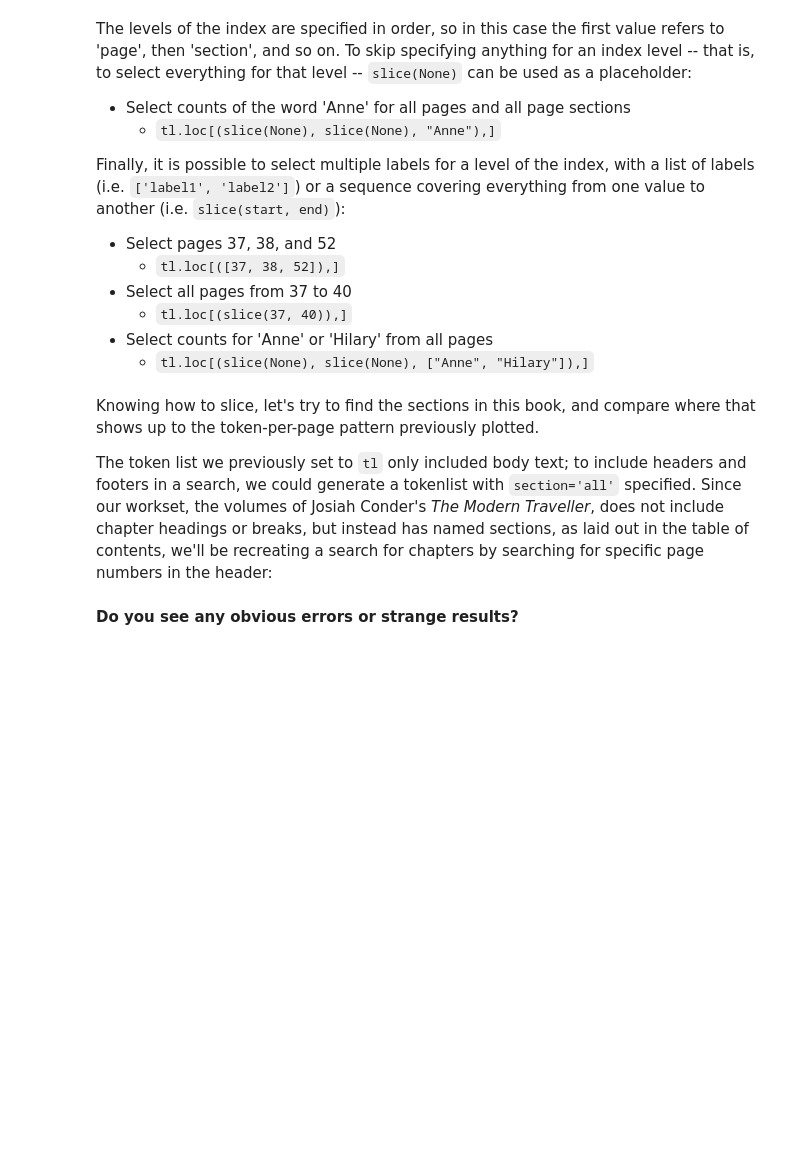
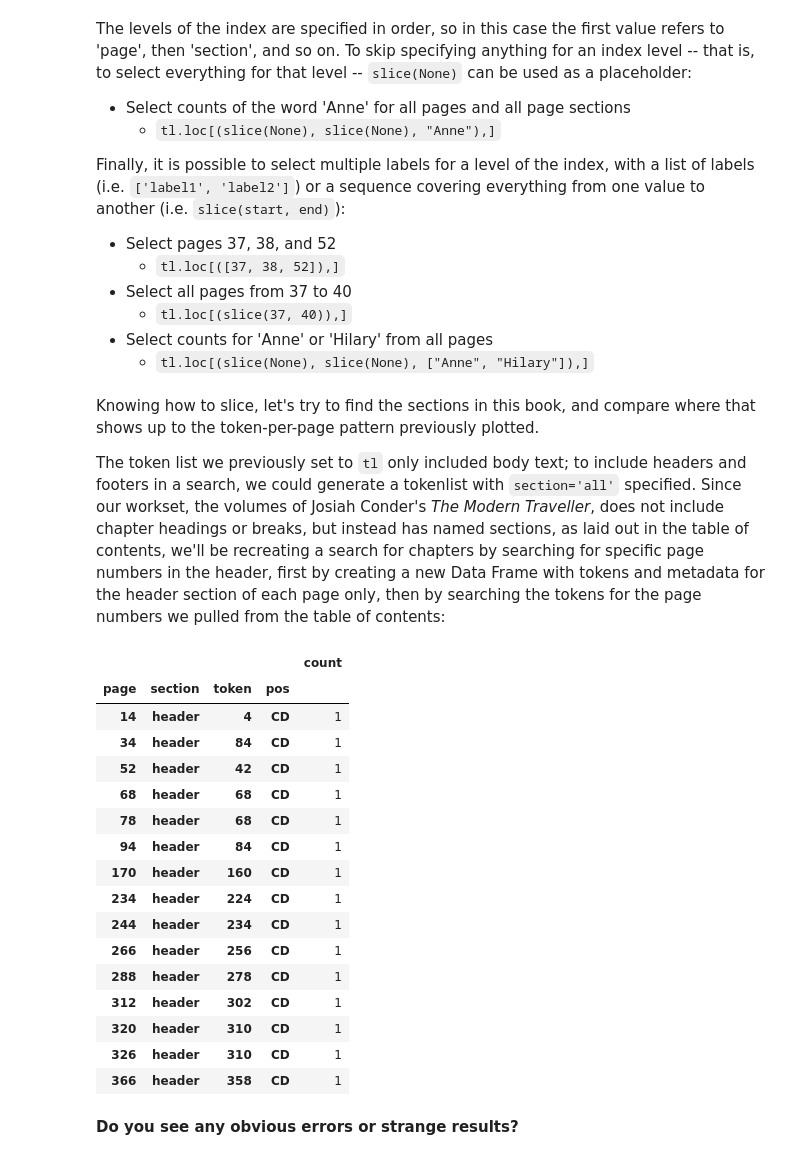
Before and after one commit to rdubnic2/2019-htrc-fall-workshops, a Jupyter notebook: 03-ef-activity.ipynb, the cells around one changed output. Cells and saved outputs as stored; diff of their text form; code cells hidden in the pictures; blank space fills up the shorter version.

```diff
--- a/03-ef-activity.ipynb
+++ b/03-ef-activity.ipynb
@@ -195,4 +306,4 @@ Finally, it is possible to select multiple labels for a level of the index, with
 # %% [markdown]
 Knowing how to slice, let's try to find the sections in this book, and compare where that shows up to the token-per-page pattern previously plotted.
 
-The token list we previously set to `tl` only included body text; to include headers and footers in a search, we could generate a tokenlist with `section='all'` specified. Since our workset, the volumes of Josiah Conder's _The Modern Traveller_, does not include chapter headings or breaks, but instead has named sections, as laid out in the table of contents, we'll be recreating a search for chapters by searching for specific page numbers in the header:
+The token list we previously set to `tl` only included body text; to include headers and footers in a search, we could generate a tokenlist with `section='all'` specified. Since our workset, the volumes of Josiah Conder's _The Modern Traveller_, does not include chapter headings or breaks, but instead has named sections, as laid out in the table of contents, we'll be recreating a search for chapters by searching for specific page numbers in the header, first by creating a new Data Frame with tokens and metadata for the header section of each page only, then by searching the tokens for the page numbers we pulled from the table of contents:
@@ -201,11 +310,29 @@ vol
 # %%
 tl_header = vol.tokenlist(section='header')
 section_breaks = ['1','4','13','19','22','42','47','61','68','79','84','109','123','128',
                   '139','149','153','160','175','181','193','201','211','219','224','232',
                   '234','237','256','278','283','287','296','302','310','331','358','367']
 
-section_pages = tl_header.loc[(slice(None), slice(None), section_breaks),]
-section_pages
+section_break_pages = tl_header.loc[(slice(None), slice(None), section_breaks,),]
+section_break_pages
+# %% [output]
+|  |  |  |  | count |
+| page | section | token | pos |  |
+| 14 | header | 4 | CD | 1 |
+| 34 | header | 84 | CD | 1 |
+| 52 | header | 42 | CD | 1 |
+| 68 | header | 68 | CD | 1 |
+| 78 | header | 68 | CD | 1 |
+| 94 | header | 84 | CD | 1 |
+| 170 | header | 160 | CD | 1 |
+| 234 | header | 224 | CD | 1 |
+| 244 | header | 234 | CD | 1 |
+| 266 | header | 256 | CD | 1 |
+| 288 | header | 278 | CD | 1 |
+| 312 | header | 302 | CD | 1 |
+| 320 | header | 310 | CD | 1 |
+| 326 | header | 310 | CD | 1 |
+| 366 | header | 358 | CD | 1 |
 # %% [markdown]
 **Do you see any obvious errors or strange results?**
 # %% [markdown]
```
Also changed, not shown: parts of 32 cells of this notebook.
